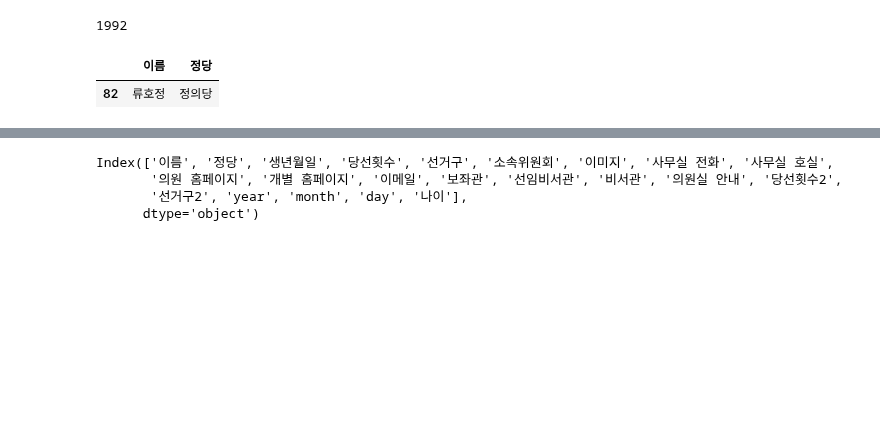
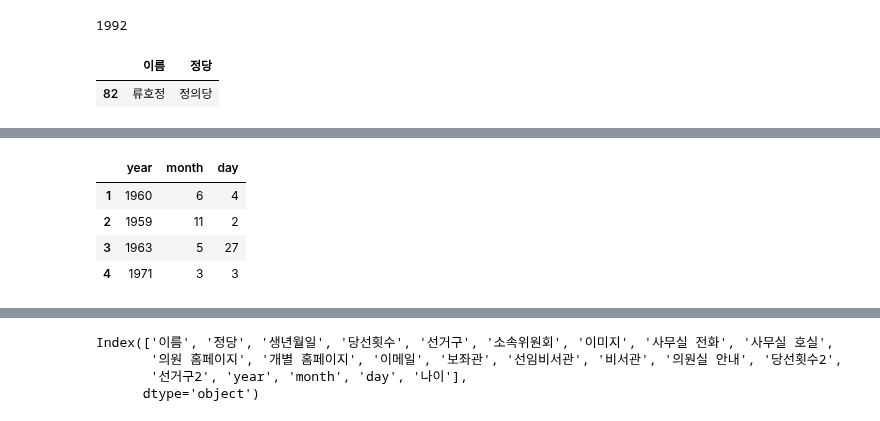
Before and after one commit to mysoyul/Python_Webscraping, a Jupyter notebook: 08국회의원현황-개정판.ipynb, the cells around one changed output, grey strips where cells are left out. Drawn from its saved outputs; the diff is of its cells as text; code cells hidden in the pictures; blank space fills up the shorter version.

```diff
--- a/08국회의원현황-개정판.ipynb
+++ b/08국회의원현황-개정판.ipynb
@@ -390,3 +389,11 @@ calc_age(date(1990,12,17))
+# %%
+member_df.loc[0:4,['year','month','day']]
+# %% [output]
+|  | year | month | day |
+| 1 | 1960 | 6 | 4 |
+| 2 | 1959 | 11 | 2 |
+| 3 | 1963 | 5 | 27 |
+| 4 | 1971 | 3 | 3 |
 # %%
 #Row별로 년,월,일 컬럼의 값으로 나이를 계산하고
 #계산된 나이값을 age_list에 추가하기
```
Also changed, not shown: parts of 21 cells of this notebook, 4 other files.
